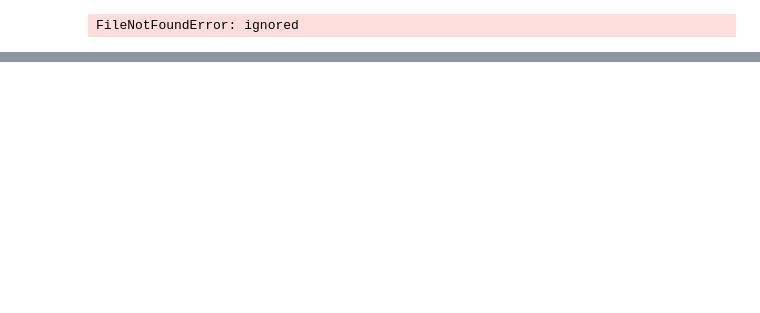
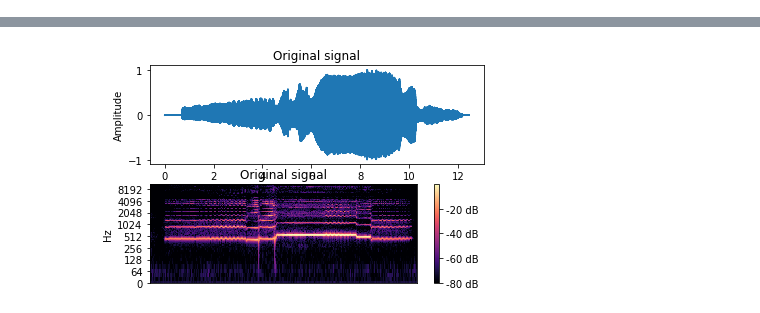
Before and after one commit to lunevaaa/-imc2023-luneva, a Jupyter notebook: Lab_5_Polina_Luneva.ipynb, the cells around one changed output, grey strips where cells are left out. Drawn from its saved outputs; the diff is of its cells as text; code cells hidden in the pictures; blank space fills up the shorter version.

```diff
--- a/Lab_5_Polina_Luneva.ipynb
+++ b/Lab_5_Polina_Luneva.ipynb
@@ -80,5 +92,5 @@ def filterSignal(sig,sr,freq,filtType,order,winSize,specType,fig):
 # %%
-sig , sr = librosa.load('avm.wav')
+sig , sr = librosa.load('imc2023/audioFiles/avm.wav')
 winSize = 1024
 specType = 'log'
 fig = 1
@@ -89,4 +101,3 @@ plotTimeFreq(sig,sr,'Original signal',winSize,specType,fig)
 # Play original signal
 IPython.display.Audio(data=sig, rate=sr)
 # %% [output]
-FileNotFoundError: ignored
@@ -93,3 +105,4 @@ FileNotFoundError: ignored
+[figure, added]
 # %%
 freq = 600
 width = 200
```
Also changed, not shown: parts of 8 cells of this notebook.
